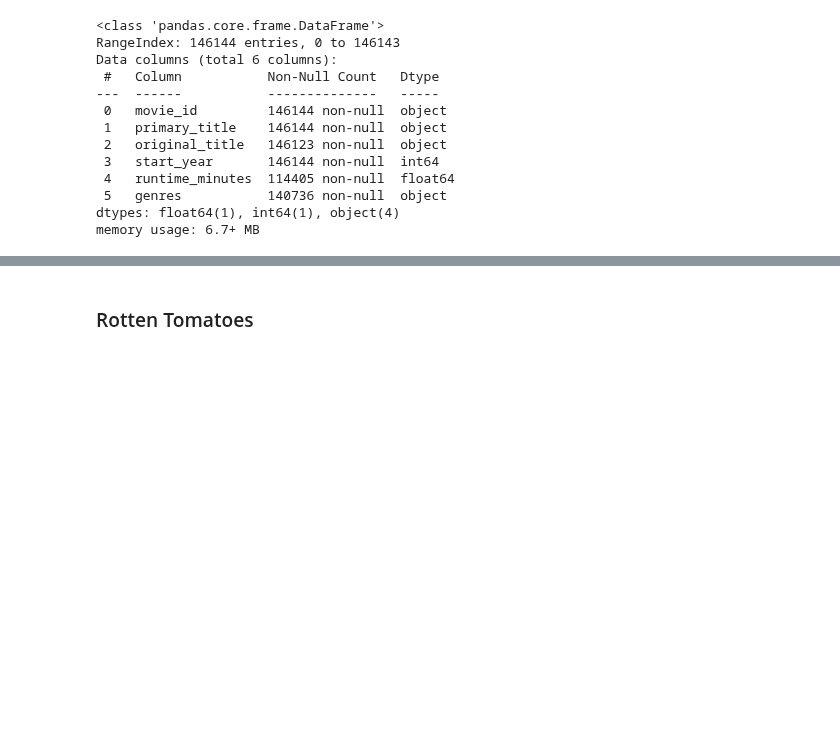
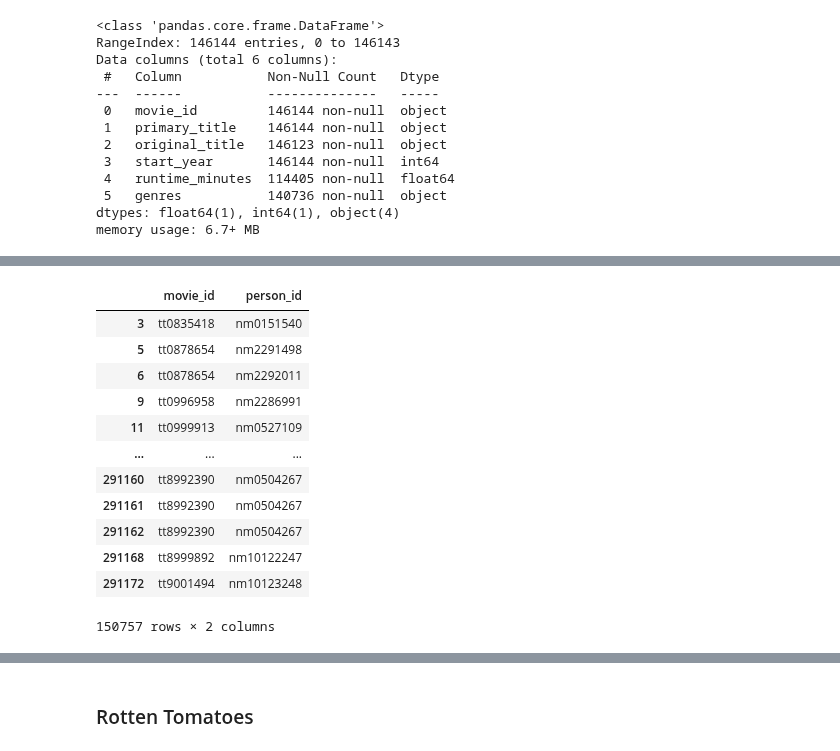
Before and after one commit to scarlettvalentin/movie_studio_project, a Jupyter notebook: notebook.ipynb, the cells around one changed output, grey strips where cells are left out. Drawn from its saved outputs; the diff is of its cells as text; code cells hidden in the pictures; blank space fills up the shorter version.

```diff
--- a/notebook.ipynb
+++ b/notebook.ipynb
@@ -133,0 +172,17 @@ memory usage: 1.7+ MB
+# %%
+# Check for duplicates in directors_df
+directors_df[directors_df.duplicated(subset='movie_id')]
+# %% [output]
+|  | movie_id | person_id |
+| 3 | tt0835418 | nm0151540 |
+| 5 | tt0878654 | nm2291498 |
+| 6 | tt0878654 | nm2292011 |
+| 9 | tt0996958 | nm2286991 |
+| 11 | tt0999913 | nm0527109 |
+| ... | ... | ... |
+| 291160 | tt8992390 | nm0504267 |
+| 291161 | tt8992390 | nm0504267 |
+| 291162 | tt8992390 | nm0504267 |
+| 291168 | tt8999892 | nm10122247 |
+| 291172 | tt9001494 | nm10123248 |
+150757 rows × 2 columns
```
Also changed, not shown: parts of 15 cells of this notebook.
